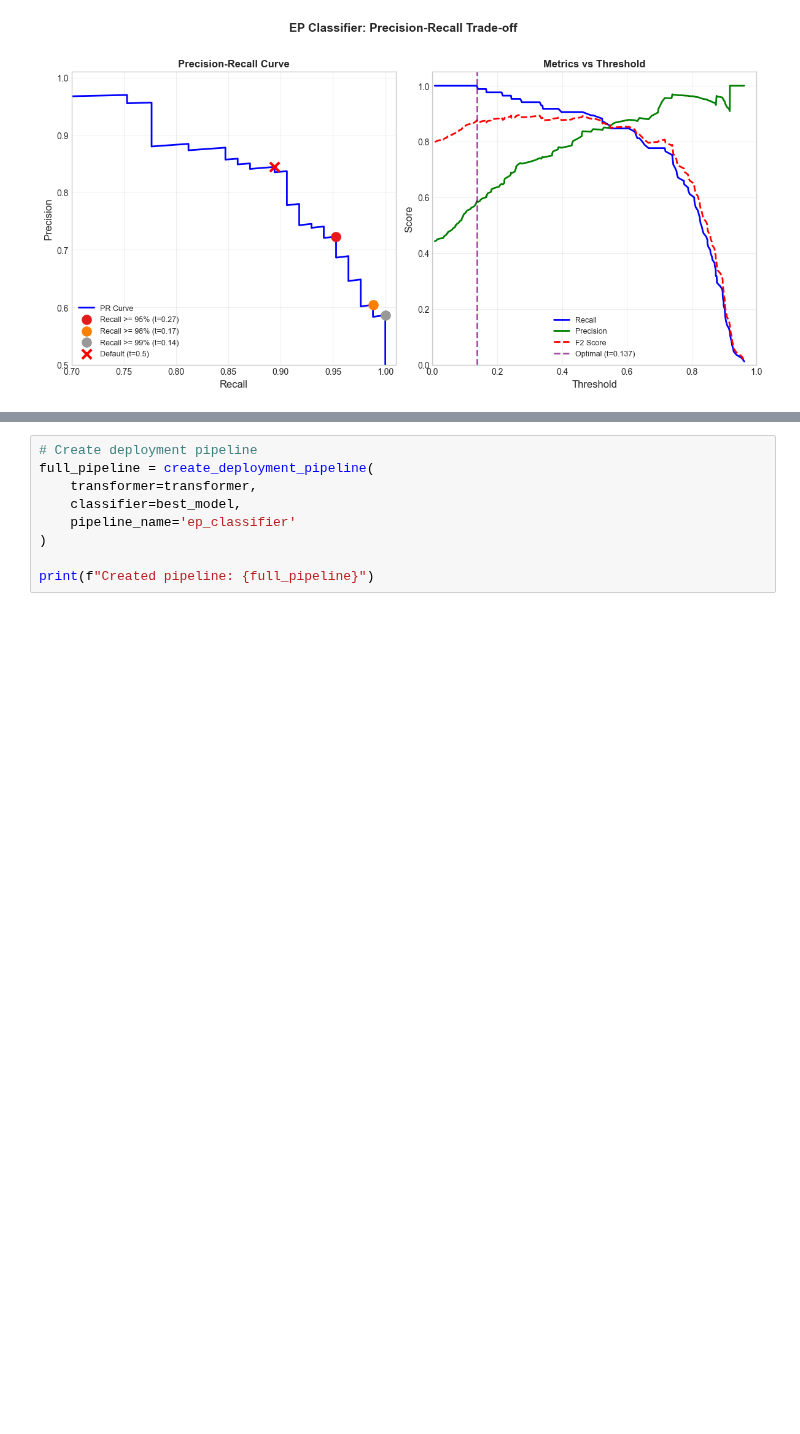
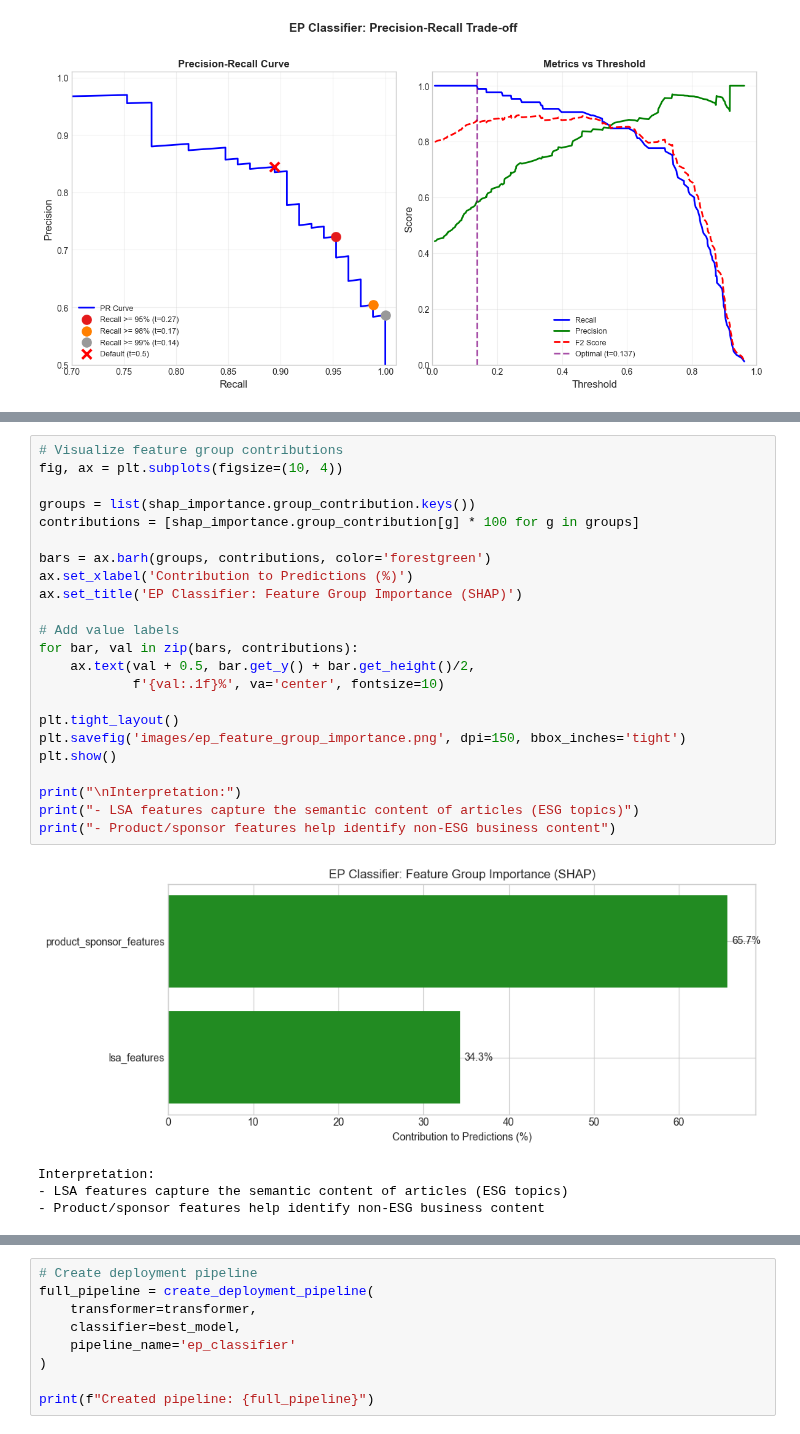
Before and after one commit to frederick-douglas-pearce/sportswear-esg-news-classifier, a Jupyter notebook: notebooks/ep3_model_evaluation_deployment.ipynb, the cells around one changed output, grey strips where cells are left out. Drawn from its saved outputs; the diff is of its cells as text; blank space fills up the shorter version.

```diff
--- a/notebooks/ep3_model_evaluation_deployment.ipynb
+++ b/notebooks/ep3_model_evaluation_deployment.ipynb
@@ -376,0 +506,28 @@ Figure saved to images/ep_threshold_tradeoff.png
+# %%
+# Visualize feature group contributions
+fig, ax = plt.subplots(figsize=(10, 4))
+
+groups = list(shap_importance.group_contribution.keys())
+contributions = [shap_importance.group_contribution[g] * 100 for g in groups]
+
+bars = ax.barh(groups, contributions, color='forestgreen')
+ax.set_xlabel('Contribution to Predictions (%)')
+ax.set_title('EP Classifier: Feature Group Importance (SHAP)')
+
+# Add value labels
+for bar, val in zip(bars, contributions):
+    ax.text(val + 0.5, bar.get_y() + bar.get_height()/2,
+            f'{val:.1f}%', va='center', fontsize=10)
+
+plt.tight_layout()
+plt.savefig('images/ep_feature_group_importance.png', dpi=150, bbox_inches='tight')
+plt.show()
+
+print("\nInterpretation:")
+print("- LSA features capture the semantic content of articles (ESG topics)")
+print("- Product/sponsor features help identify non-ESG business content")
+# %% [output]
+[figure, added]
+Interpretation:
+- LSA features capture the semantic content of articles (ESG topics)
+- Product/sponsor features help identify non-ESG business content
```
Also changed, not shown: parts of 16 cells of this notebook, 19 other files.
